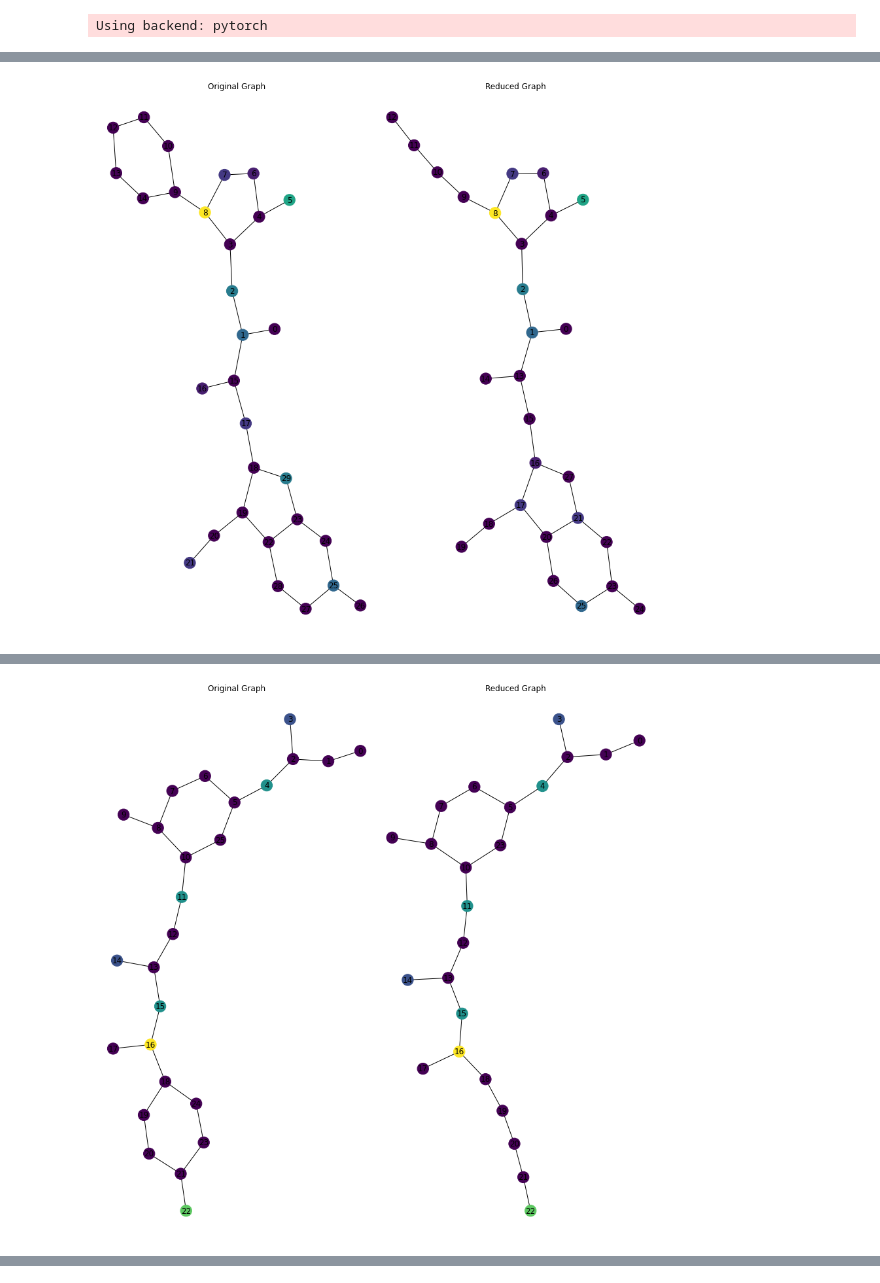
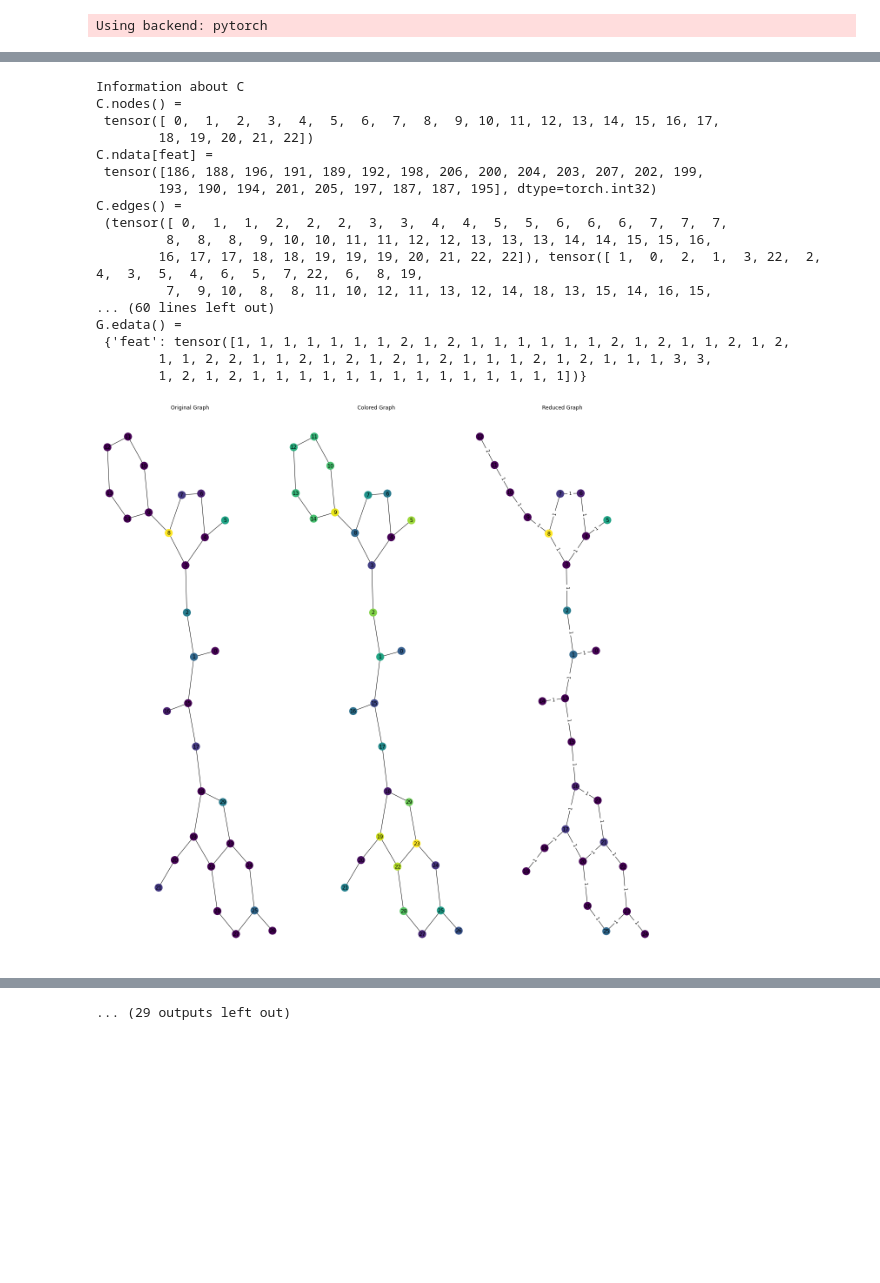
Before and after one commit to KadjelRamkisoen/ResearchProject1, a Jupyter notebook: DrawGraphs.ipynb, the cells around one changed output, grey strips where cells are left out. Cells and saved outputs as stored; diff of their text form; code cells hidden in the pictures; blank space fills up the shorter version.

Commit message:
Commit 3/8/2021
Correct super edge creation
Add toy example
Small changes to other files

```diff
--- a/DrawGraphs.ipynb
+++ b/DrawGraphs.ipynb
@@ -33,31 +35,61 @@ train, test, val sizes : 10000 1000 1000
 # %%
 import matplotlib.pyplot as plt
 
-for i in range(0, 100, 5):
-    fig1 = plt.figure(figsize=(12,12))
-    plt.subplot(1, 2, 1)
+for i in range(0,100,5):
+    fig1 = plt.figure(figsize=(18,18))
+    plt.subplot(1, 3, 1)
     plt.title("Original Graph")
 
     G = ZINC_original.train[i][0]
     G.ndata['original_feat'] = G.ndata['feat']
     nx_G = G.to_networkx().to_undirected()
-    pos = nx.kamada_kawai_layout(nx_G)
-    nx.draw(nx_G, pos, with_labels=True, node_color=G.ndata['feat'])
+    pos_G = nx.kamada_kawai_layout(nx_G)
+    nx.draw(nx_G, pos_G, with_labels=True, node_color=G.ndata['feat'])
 
-    # plt.tight_layout()
-    # plt.savefig("Graph.png", format="PNG")
-    # plt.show()
+    print('Information about G')
+    print('G.nodes() = ', '\n', G.nodes())
+    print('G.ndata[feat] = ', '\n', G.ndata['original_feat'])
+    print('G.edges() = ', '\n', G.edges())
+    print('G.edata() = ', '\n', G.edata, '\n')
 
-    plt.subplot(1, 2, 2)
+    plt.subplot(1, 3, 2)
+    plt.title("Colored Graph")
+    C = wl.wl_coloring(G)
+
+    nx_C = C.to_networkx().to_undirected()
+    pos_C = nx.kamada_kawai_layout(nx_C)
+    nx.draw(nx_C, pos_C, with_labels=True, node_color=C.ndata['feat'])
+
+    plt.subplot(1, 3, 3)
     plt.title("Reduced Graph")
 
-    F = crg.reduced_graph(wl.wl_coloring(G))
+    F = crg.reduced_graph(C)
+
     nx_F = F.to_networkx().to_undirected()
-    pos = nx.kamada_kawai_layout(nx_F)
+    pos_F = nx.kamada_kawai_layout(nx_F)
+    nx.draw(nx_F, pos_F, with_labels=True, node_color=F.ndata['feat'][: ,0])
 
-    nx.draw(nx_F, pos, with_labels=True, node_color=F.ndata['feat'][: ,0])
+    edict = {}
+    x = F.edges()[0]
+    y = F.edges()[1]
+    for i in range(len(F.edata['feat'])):
+        edict[(int(x[i]), int(y[i]))] = int(F.edata['feat'][i])
+
+    nx.draw_networkx_edge_labels(F,pos_F, edge_labels = edict)
 
     plt.tight_layout()
     plt.savefig("Graph"+str(i)+".png", format="PNG")
     plt.show()
+
+    print('Information about C')
+    print('C.nodes() = ', '\n', C.nodes())
+    print('C.ndata[feat] = ', '\n', C.ndata['feat'])
+    print('C.edges() = ', '\n', C.edges())
+    print('C.edata() = ', '\n', C.edata, '\n')
+
+    print('Information about F')
+    print('F.nodes() = ', '\n', F.nodes())
+    print('F.ndata[feat] = ', '\n', F.ndata['feat'])
+    print('F.edges() = ', '\n', F.edges())
+    print('F.edata() = ', '\n', F.edata, '\n')
 # %% [output]
@@ -67 +152,18 @@ for i in range(0, 100, 5):
+Information about C
+C.nodes() =
+ tensor([ 0,  1,  2,  3,  4,  5,  6,  7,  8,  9, 10, 11, 12, 13, 14, 15, 16, 17,
+        18, 19, 20, 21, 22])
+C.ndata[feat] =
+ tensor([186, 188, 196, 191, 189, 192, 198, 206, 200, 204, 203, 207, 202, 199,
+        193, 190, 194, 201, 205, 197, 187, 187, 195], dtype=torch.int32)
+C.edges() =
+ (tensor([ 0,  1,  1,  2,  2,  2,  3,  3,  4,  4,  5,  5,  6,  6,  6,  7,  7,  7,
+         8,  8,  8,  9, 10, 10, 11, 11, 12, 12, 13, 13, 13, 14, 14, 15, 15, 16,
+        16, 17, 17, 18, 18, 19, 19, 19, 20, 21, 22, 22]), tensor([ 1,  0,  2,  1,  3, 22,  2,  4,  3,  5,  4,  6,  5,  7, 22,  6,  8, 19,
+         7,  9, 10,  8,  8, 11, 10, 12, 11, 13, 12, 14, 18, 13, 15, 14, 16, 15,
+... (60 lines left out)
+G.edata() =
+ {'feat': tensor([1, 1, 1, 1, 1, 1, 1, 2, 1, 2, 1, 1, 1, 1, 1, 1, 2, 1, 2, 1, 1, 2, 1, 2,
+        1, 1, 2, 2, 1, 1, 2, 1, 2, 1, 2, 1, 2, 1, 1, 1, 2, 1, 2, 1, 1, 1, 3, 3,
+        1, 2, 1, 2, 1, 1, 1, 1, 1, 1, 1, 1, 1, 1, 1, 1, 1, 1])}
-[figure, old version]
+[figure, new version]
@@ -70 +205,0 @@ for i in range(0, 100, 5):
-[figure, removed]
@@ -76,0 +206 @@ for i in range(0, 100, 5):
+... (29 outputs left out)
```
Also changed, not shown: parts of 3 cells of this notebook, 7 other files.
